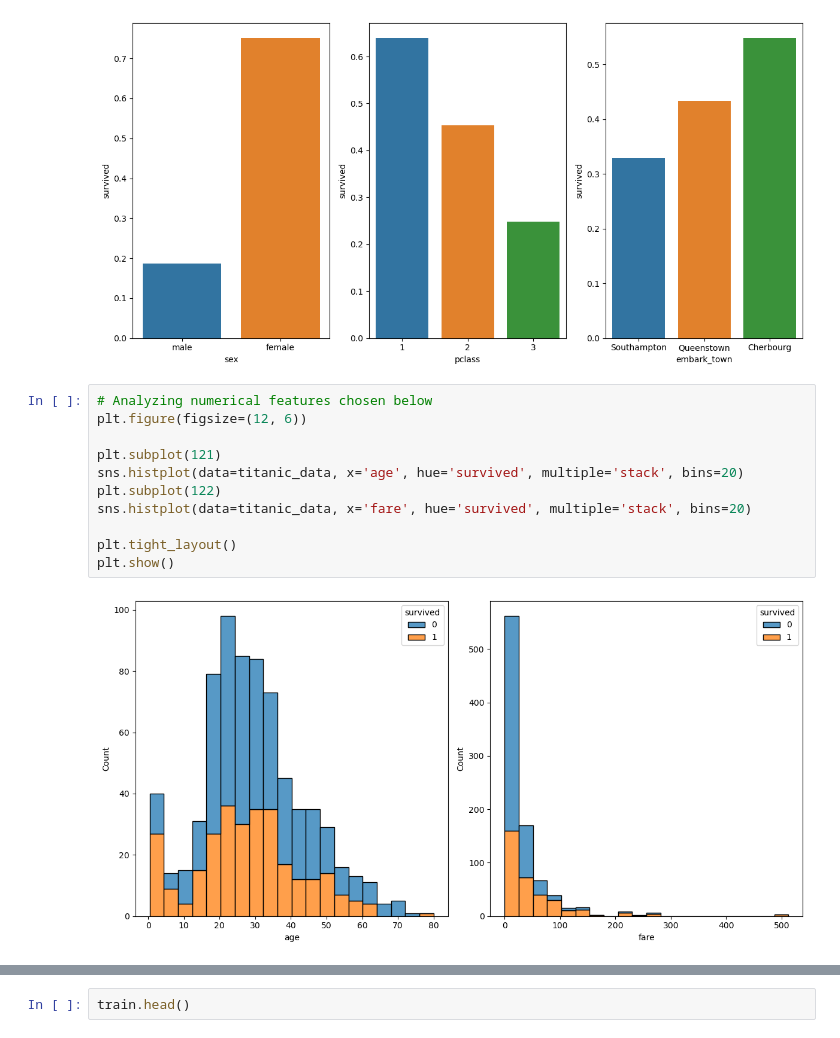
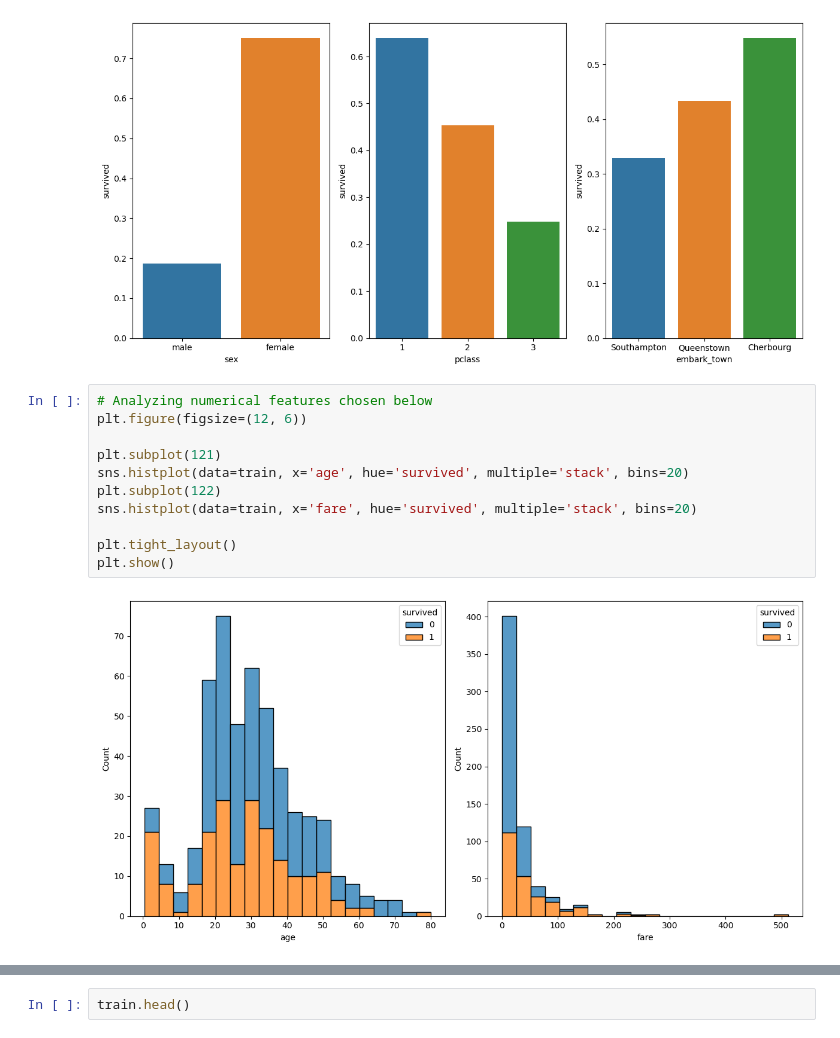
Before and after one commit to Marc-Aradillas/Classification_exercises.ipynb, a Jupyter notebook: classification_exercises.ipynb, the cells around one changed output, grey strips where cells are left out. Saved outputs shown, nothing was run; the diff lists cells and outputs as text.

```diff
--- a/classification_exercises.ipynb
+++ b/classification_exercises.ipynb
@@ -1442,15 +1442,15 @@ plt.show()
 # %%
 # Analyzing numerical features chosen below
 plt.figure(figsize=(12, 6))
 
 plt.subplot(121)
-sns.histplot(data=titanic_data, x='age', hue='survived', multiple='stack', bins=20)
+sns.histplot(data=train, x='age', hue='survived', multiple='stack', bins=20)
 plt.subplot(122)
-sns.histplot(data=titanic_data, x='fare', hue='survived', multiple='stack', bins=20)
+sns.histplot(data=train, x='fare', hue='survived', multiple='stack', bins=20)
 
 plt.tight_layout()
 plt.show()
 # %% [output]
-[figure, old version]
+[figure, new version]
 # %%
 # looking at the columns to see what I can drop
```
Also changed, not shown: parts of 18 cells of this notebook, 2 other files.
